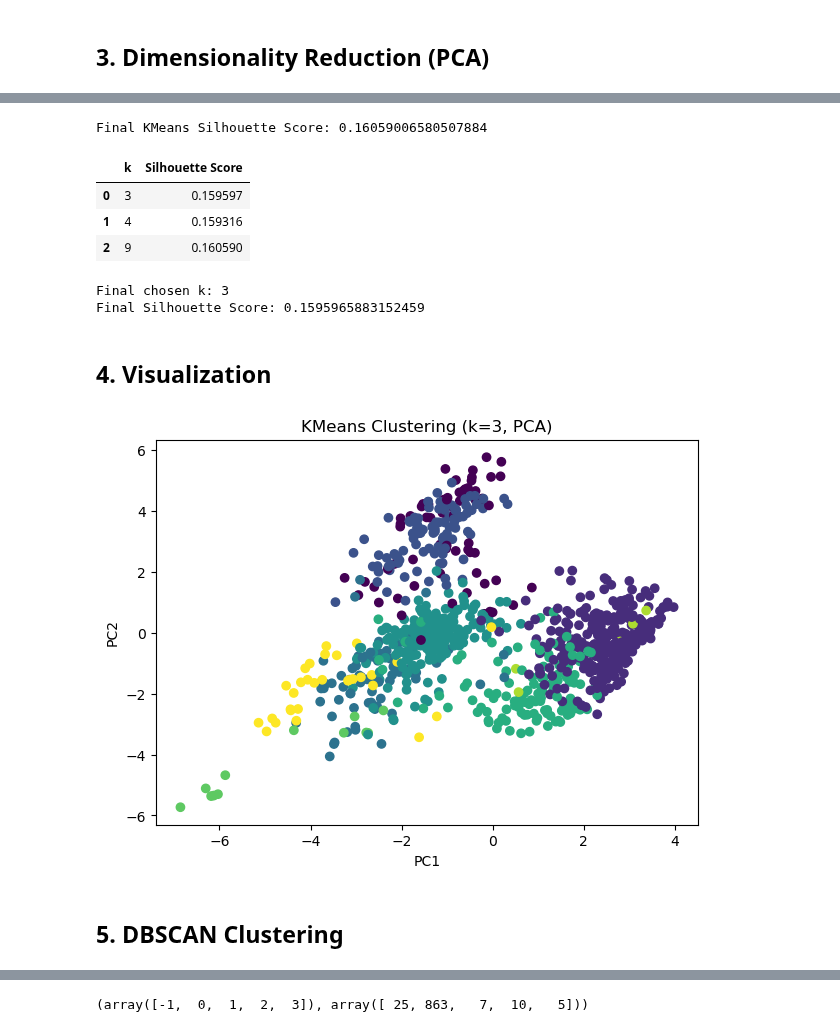
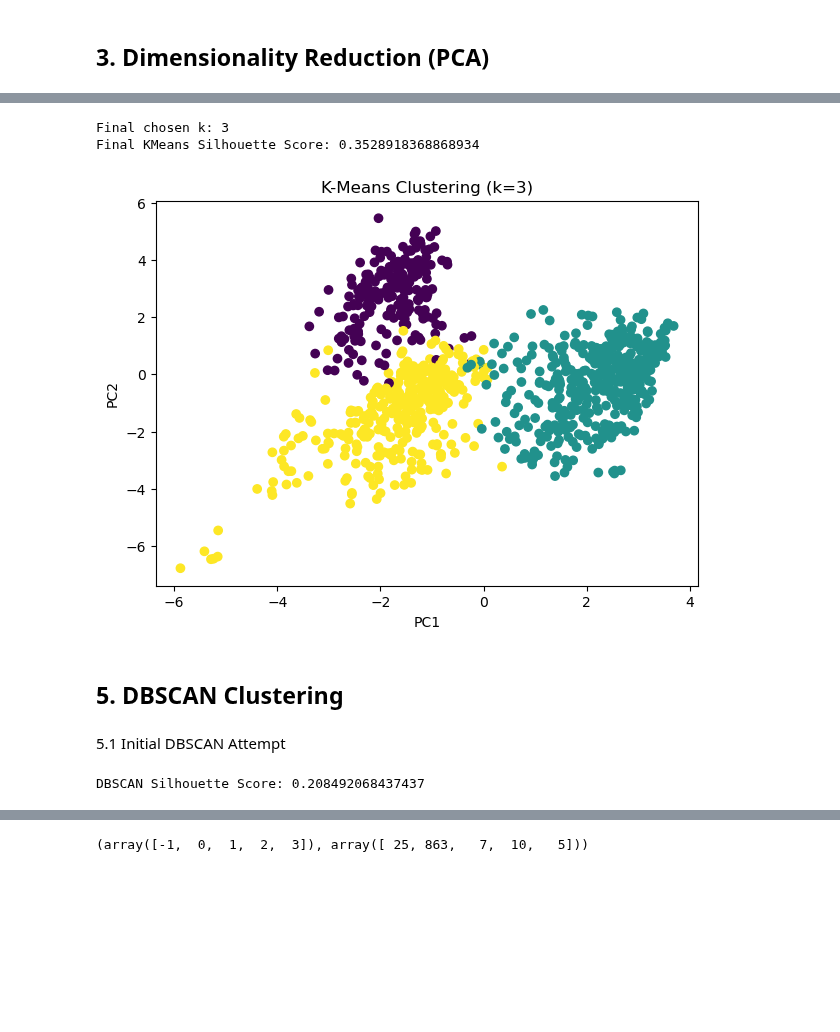
Before and after one commit to alberehap/Project-ML, a Jupyter notebook: unsupervised_models.ipynb, the cells around one changed output, grey strips where cells are left out. Cells and saved outputs as stored; diff of their text form; code cells hidden in the pictures; blank space fills up the shorter version.

```diff
--- a/unsupervised_models.ipynb
+++ b/unsupervised_models.ipynb
@@ -90,53 +87,37 @@ Best Silhouette Score: 0.16059006580507884
 # %%
-kmeans = KMeans(n_clusters=best_k, random_state=42)
-kmeans_labels = kmeans.fit_predict(df_pca)
+final_k = 3
+kmeans_final = KMeans(n_clusters=final_k, random_state=42)
+kmeans_labels = kmeans_final.fit_predict(df_pca_5)
 
 
-kmeans_silhouette = silhouette_score(df_pca, kmeans_labels)
+kmeans_silhouette = silhouette_score(df_pca_5, kmeans_labels)
+print("Final chosen k:", final_k)
 print("Final KMeans Silhouette Score:", kmeans_silhouette)
 # %% [output]
-Final KMeans Silhouette Score: 0.16059006580507884
+Final chosen k: 3
+Final KMeans Silhouette Score: 0.3528918368868934
 # %%
-comparison = []
-for k in [3, 4, best_k]:
-  kmeans_tmp = KMeans(n_clusters=k, random_state=42)
-  labels_tmp = kmeans_tmp.fit_predict(df_pca)
-  score_tmp = silhouette_score(df_pca, labels_tmp)
-  comparison.append({"k": k, "Silhouette Score": score_tmp})
-
-
-comparison_df = pd.DataFrame(comparison)
-comparison_df
+plt.figure(figsize=(7,5))
+plt.scatter(df_pca_5[:,0], df_pca_5[:,1], c=kmeans_labels)
+plt.title("K-Means Clustering (k=3)")
+plt.xlabel("PC1")
+plt.ylabel("PC2")
+plt.show()
 # %% [output]
-|  | k | Silhouette Score |
-| 0 | 3 | 0.159597 |
-| 1 | 4 | 0.159316 |
-| 2 | 9 | 0.160590 |
+[figure, added]
-# %%
-# Select smaller k for better generalization and interpretability
-final_k = 3
-
-
-kmeans_final = KMeans(n_clusters=final_k, random_state=42)
-final_labels = kmeans_final.fit_predict(df_pca)
-
-
-final_silhouette = silhouette_score(df_pca, final_labels)
-print("Final chosen k:", final_k)
-print("Final Silhouette Score:", final_silhouette)
-# %% [output]
-Final chosen k: 3
-Final Silhouette Score: 0.1595965883152459
 # %% [markdown]
-## 4. Visualization
+## 5. DBSCAN Clustering
+# %% [markdown]
+5.1 Initial DBSCAN Attempt
 # %%
-plt.figure(figsize=(7,5))
-plt.scatter(df_pca[:,0], df_pca[:,1], c=kmeans_labels)
-plt.title(f"KMeans Clustering (k={final_k}, PCA)")
-plt.xlabel("PC1")
-plt.ylabel("PC2")
-plt.show()
+dbscan = DBSCAN(eps=0.8, min_samples=5)
+dbscan_labels = dbscan.fit_predict(df_pca_5)
+
+
+mask = dbscan_labels != -1
+if len(set(dbscan_labels[mask])) > 1:
+  print("DBSCAN Silhouette Score:", silhouette_score(df_pca_5[mask], dbscan_labels[mask]))
+else:
+  print("DBSCAN produced only one cluster or noise")
 # %% [output]
-[figure, removed]
+DBSCAN Silhouette Score: 0.208492068437437
-# %% [markdown]
-## 5. DBSCAN Clustering
```
Also changed, not shown: parts of 24 cells of this notebook.
